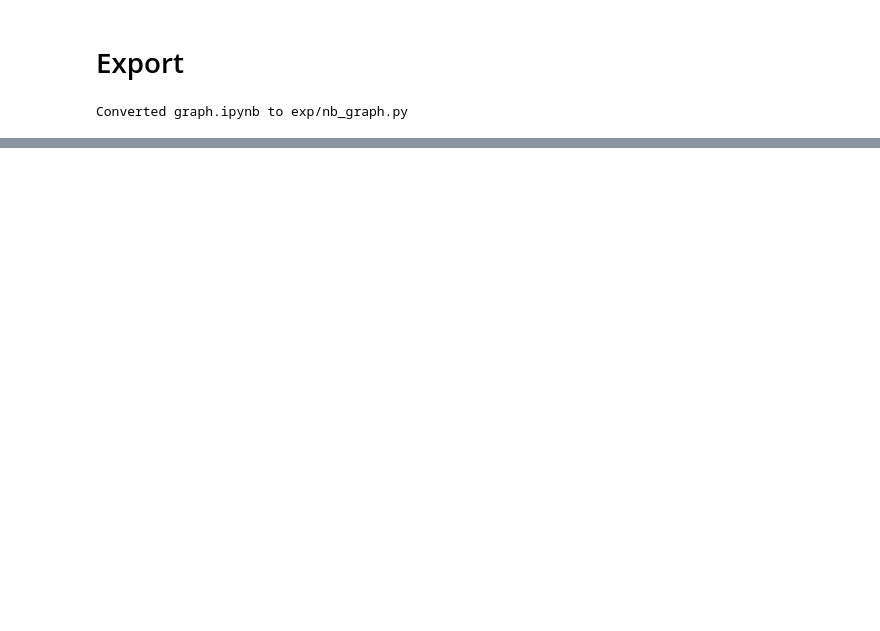
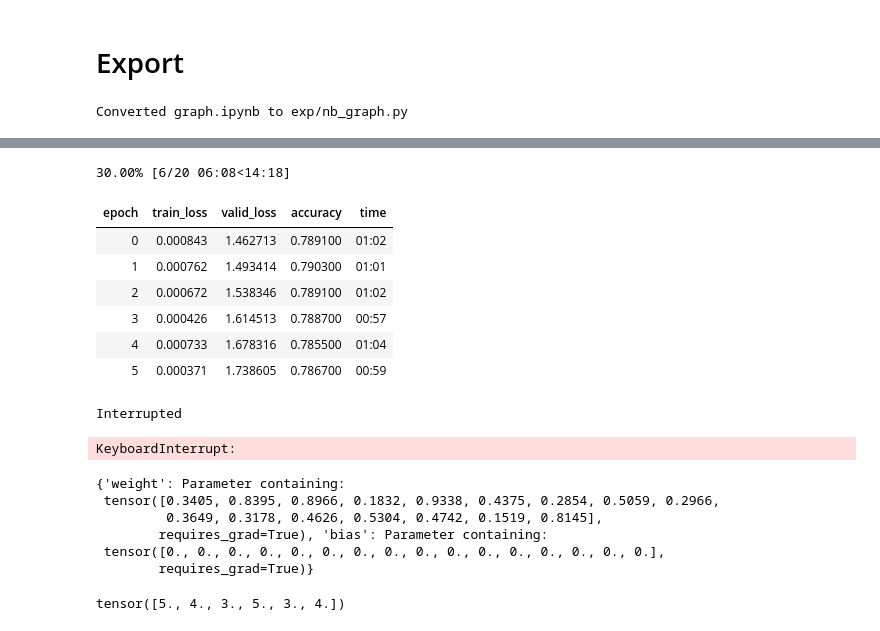
Before and after one commit to KRKimDongWoo/spl_internship, a Jupyter notebook: nbs/graph.ipynb, the cells around one changed output, grey strips where cells are left out. Cells and saved outputs as stored; diff of their text form; code cells hidden in the pictures; blank space fills up the shorter version.

```diff
--- a/nbs/graph.ipynb
+++ b/nbs/graph.ipynb
@@ -248,0 +469,13 @@ data_cifar = ImageList.from_folder(path_cifar).split_by_folder(train="train", va
+# %%
+learn.fit_one_cycle(20, max_lr=1e-4)
+# %% [output]
+30.00% [6/20 06:08<14:18]
+| epoch | train_loss | valid_loss | accuracy | time |
+| 0 | 0.000843 | 1.462713 | 0.789100 | 01:02 |
+| 1 | 0.000762 | 1.493414 | 0.790300 | 01:01 |
+| 2 | 0.000672 | 1.538346 | 0.789100 | 01:02 |
+| 3 | 0.000426 | 1.614513 | 0.788700 | 00:57 |
+| 4 | 0.000733 | 1.678316 | 0.785500 | 01:04 |
+| 5 | 0.000371 | 1.738605 | 0.786700 | 00:59 |
+Interrupted
+KeyboardInterrupt:
@@ -248,0 +486,9 @@ data_cifar = ImageList.from_folder(path_cifar).split_by_folder(train="train", va
+# %%
+a
+# %% [output]
+{'weight': Parameter containing:
+ tensor([0.3405, 0.8395, 0.8966, 0.1832, 0.9338, 0.4375, 0.2854, 0.5059, 0.2966,
+         0.3649, 0.3178, 0.4626, 0.5304, 0.4742, 0.1519, 0.8145],
+        requires_grad=True), 'bias': Parameter containing:
+ tensor([0., 0., 0., 0., 0., 0., 0., 0., 0., 0., 0., 0., 0., 0., 0., 0.],
+        requires_grad=True)}
@@ -248,0 +497,4 @@ data_cifar = ImageList.from_folder(path_cifar).split_by_folder(train="train", va
+# %%
+torch.cat([a, a[[0, 2, 1]]])
+# %% [output]
+tensor([5., 4., 3., 5., 3., 4.])
```
Also changed, not shown: parts of 66 cells of this notebook, 12 other files.
